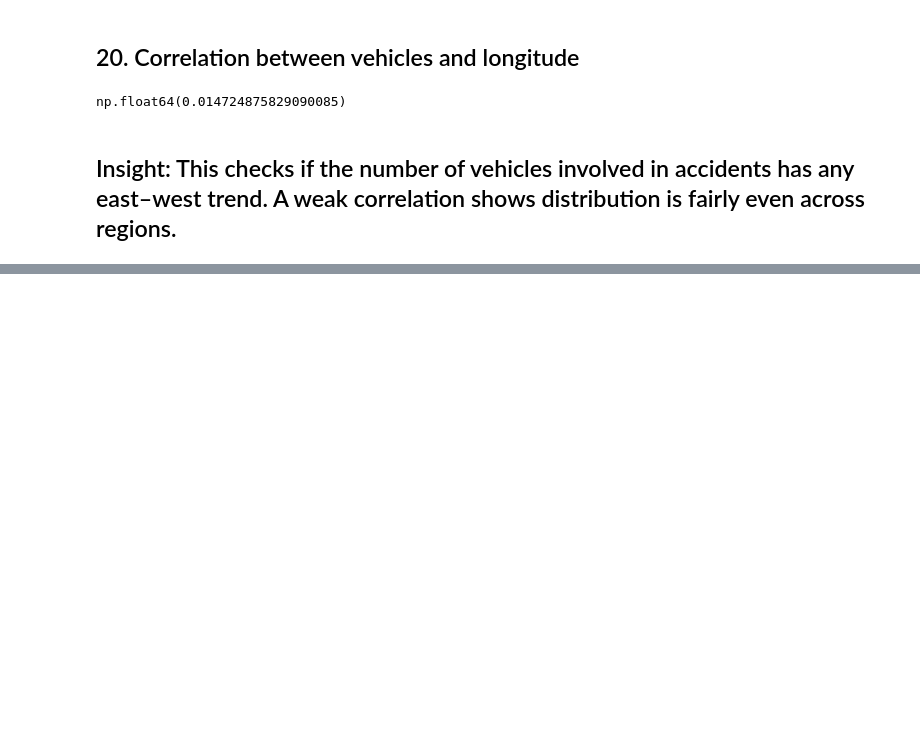
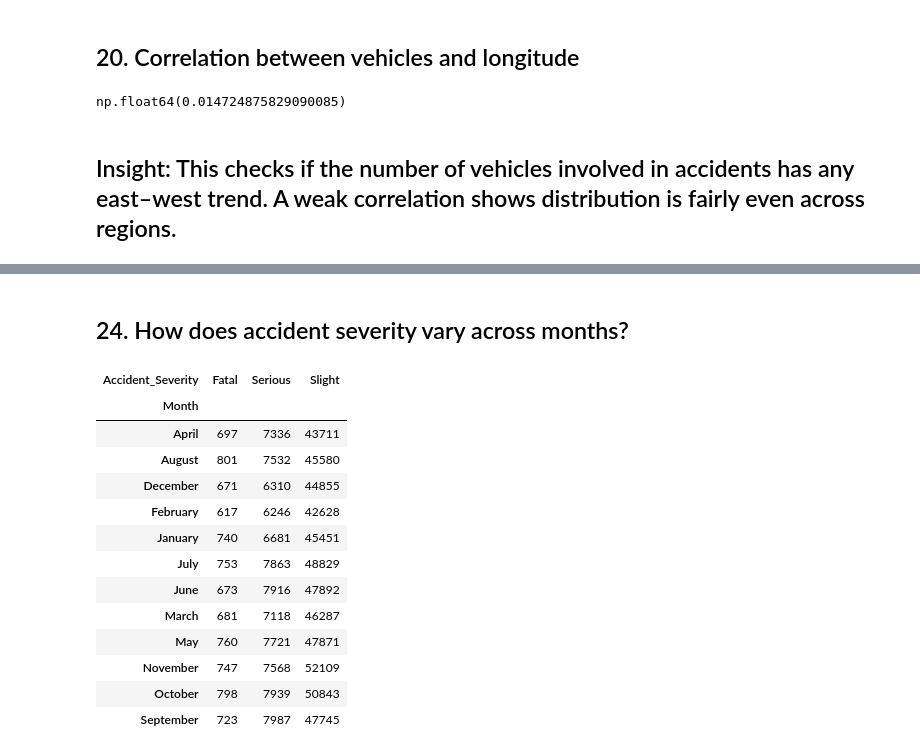
Before and after one commit to JadeCreed/ELEC303-DATA_ANALYTICS-REDOTA, a Jupyter notebook: Activity2.ipynb, the cells around one changed output, grey strips where cells are left out. Saved outputs shown, nothing was run; the diff lists cells and outputs as text; code cells hidden in the pictures; blank space fills up the shorter version.

```diff
--- a/Activity2.ipynb
+++ b/Activity2.ipynb
@@ -376,0 +498,20 @@ Name: count, dtype: int64
+# %% [markdown]
+<h2>24. How does accident severity vary across months?</h2>
+# %%
+severity_month = df.groupby(['Month', 'Accident_Severity']).size()
+severity_month.unstack()
+# %% [output]
+| Accident_Severity | Fatal | Serious | Slight |
+| Month |  |  |  |
+| April | 697 | 7336 | 43711 |
+| August | 801 | 7532 | 45580 |
+| December | 671 | 6310 | 44855 |
+| February | 617 | 6246 | 42628 |
+| January | 740 | 6681 | 45451 |
+| July | 753 | 7863 | 48829 |
+| June | 673 | 7916 | 47892 |
+| March | 681 | 7118 | 46287 |
+| May | 760 | 7721 | 47871 |
+| November | 747 | 7568 | 52109 |
+| October | 798 | 7939 | 50843 |
+| September | 723 | 7987 | 47745 |
```
Also changed, not shown: parts of 31 cells of this notebook, 1 other file.
